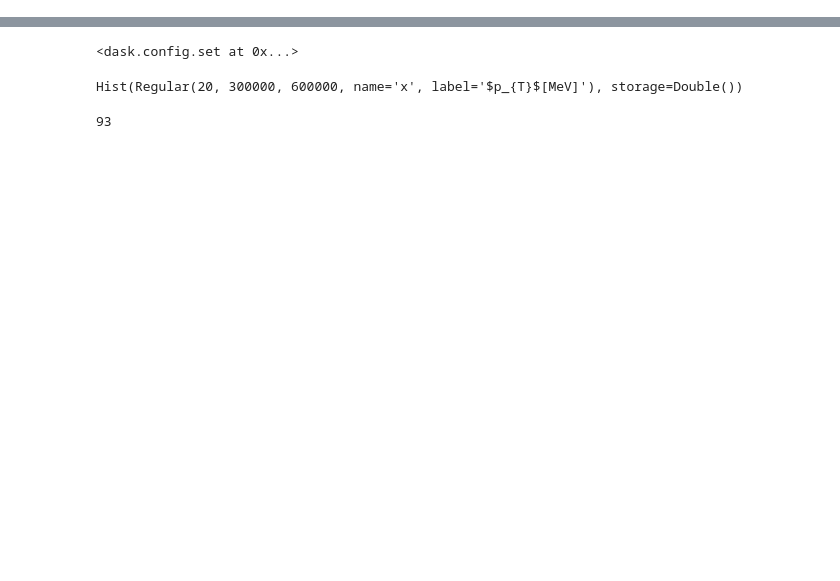
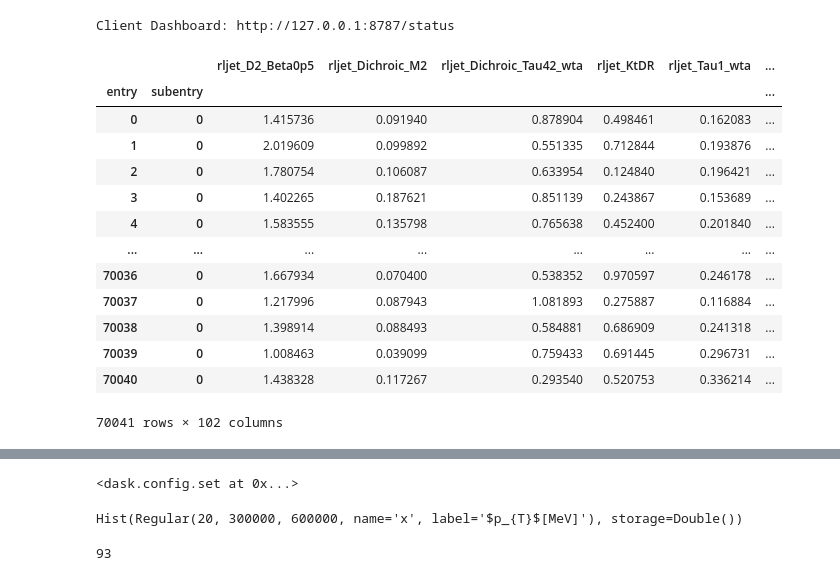
Before and after one commit to MoAly98/Pythium, a Jupyter notebook: Dask_Testing.ipynb, the cells around one changed output, grey strips where cells are left out. Drawn from its saved outputs; the diff is of its cells as text; code cells hidden in the pictures; blank space fills up the shorter version.

```diff
--- a/Dask_Testing.ipynb
+++ b/Dask_Testing.ipynb
@@ -27,0 +31,4 @@ import pyarrow.parquet as pq
+# %%
+delayed_dict, client, names = tt.fill_all()
+# %% [output]
+Client Dashboard: http://127.0.0.1:8787/status
@@ -27,0 +39,19 @@ import pyarrow.parquet as pq
+# %%
+temp = dask.compute(delayed_dict)[0]
+# %%
+temp
+# %% [output]
+|  |  | rljet_D2_Beta0p5 | rljet_Dichroic_M2 | rljet_Dichroic_Tau42_wta | rljet_KtDR | rljet_Tau1_wta | ... |
+| entry | subentry |  |  |  |  |  | ... |
+| 0 | 0 | 1.415736 | 0.091940 | 0.878904 | 0.498461 | 0.162083 | ... |
+| 1 | 0 | 2.019609 | 0.099892 | 0.551335 | 0.712844 | 0.193876 | ... |
+| 2 | 0 | 1.780754 | 0.106087 | 0.633954 | 0.124840 | 0.196421 | ... |
+| 3 | 0 | 1.402265 | 0.187621 | 0.851139 | 0.243867 | 0.153689 | ... |
+| 4 | 0 | 1.583555 | 0.135798 | 0.765638 | 0.452400 | 0.201840 | ... |
+| ... | ... | ... | ... | ... | ... | ... | ... |
+| 70036 | 0 | 1.667934 | 0.070400 | 0.538352 | 0.970597 | 0.246178 | ... |
+| 70037 | 0 | 1.217996 | 0.087943 | 1.081893 | 0.275887 | 0.116884 | ... |
+| 70038 | 0 | 1.398914 | 0.088493 | 0.584881 | 0.686909 | 0.241318 | ... |
+| 70039 | 0 | 1.008463 | 0.039099 | 0.759433 | 0.691445 | 0.296731 | ... |
+| 70040 | 0 | 1.438328 | 0.117267 | 0.293540 | 0.520753 | 0.336214 | ... |
+70041 rows × 102 columns
```
Also changed, not shown: parts of 18 cells of this notebook, 9 other files.
